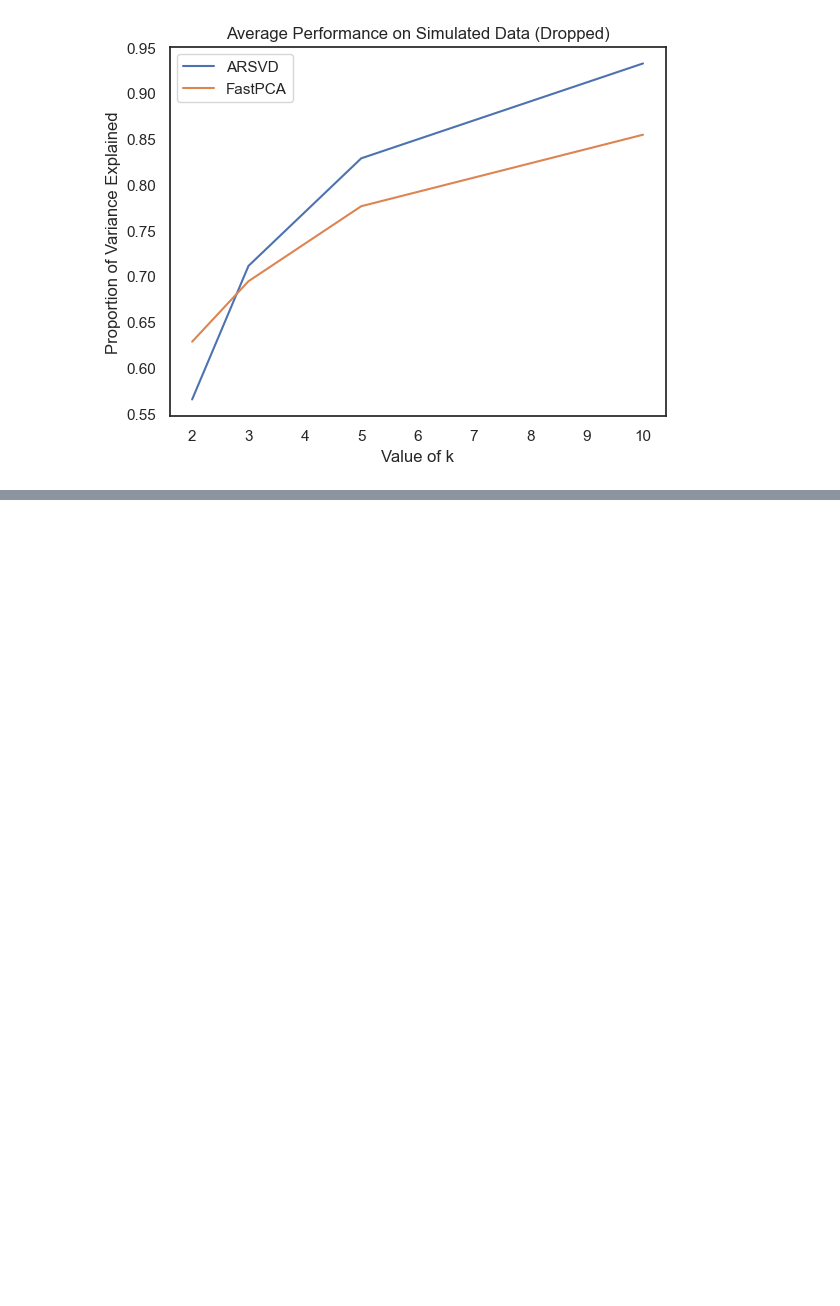
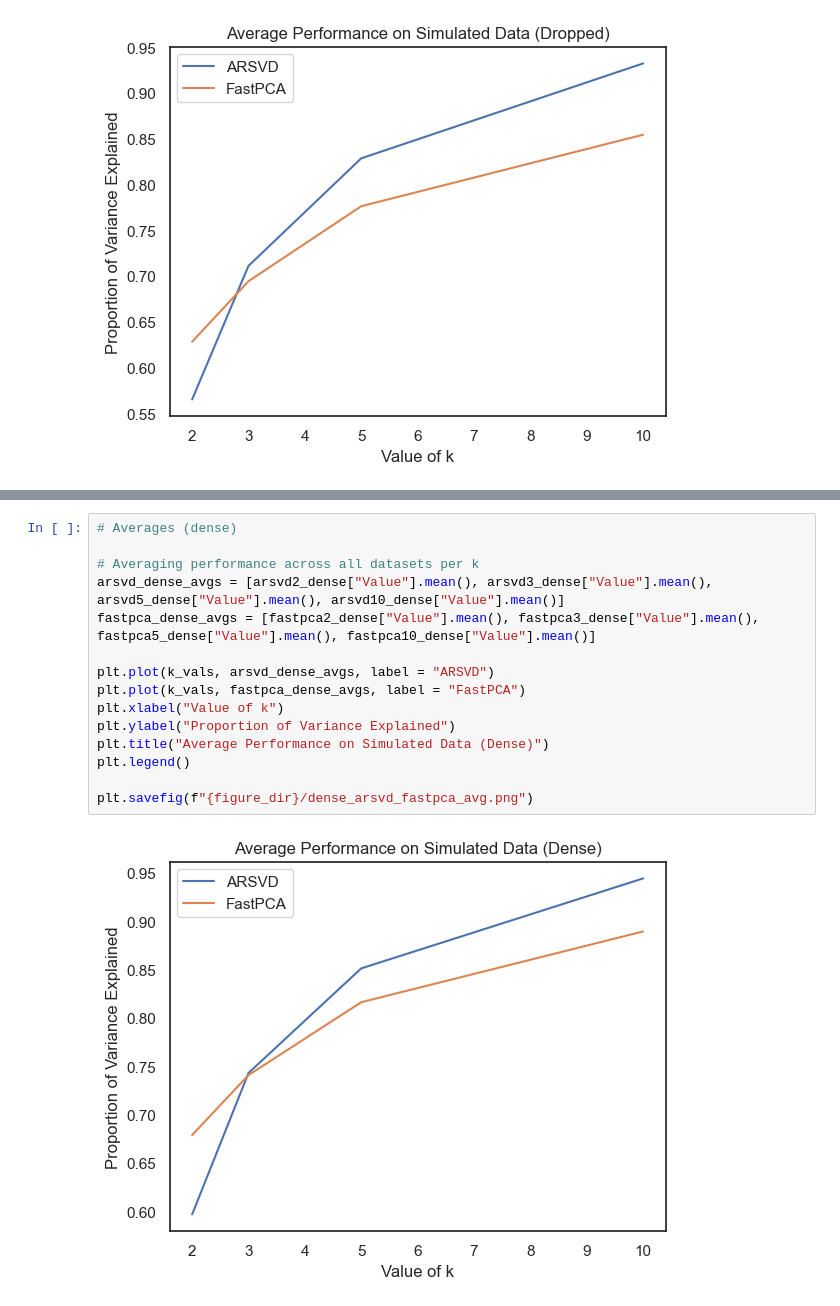
Before and after one commit to matthew-liu801/pca-genomics, a Jupyter notebook: code/algorithms.ipynb, the cells around one changed output, grey strips where cells are left out. Drawn from its saved outputs; the diff is of its cells as text; blank space fills up the shorter version.

```diff
--- a/code/algorithms.ipynb
+++ b/code/algorithms.ipynb
@@ -588,0 +640,17 @@ plt.savefig(f"{figure_dir}/dropped_arsvd_fastpca_avg.png")
+# %%
+# Averages (dense)
+
+# Averaging performance across all datasets per k
+arsvd_dense_avgs = [arsvd2_dense["Value"].mean(), arsvd3_dense["Value"].mean(), arsvd5_dense["Value"].mean(), arsvd10_dense["Value"].mean()]
+fastpca_dense_avgs = [fastpca2_dense["Value"].mean(), fastpca3_dense["Value"].mean(), fastpca5_dense["Value"].mean(), fastpca10_dense["Value"].mean()]
+
+plt.plot(k_vals, arsvd_dense_avgs, label = "ARSVD")
+plt.plot(k_vals, fastpca_dense_avgs, label = "FastPCA")
+plt.xlabel("Value of k")
+plt.ylabel("Proportion of Variance Explained")
+plt.title("Average Performance on Simulated Data (Dense)")
+plt.legend()
+
+plt.savefig(f"{figure_dir}/dense_arsvd_fastpca_avg.png")
+# %% [output]
+[figure, added]
```
Also changed, not shown: parts of 2 cells of this notebook, 2 other files.
